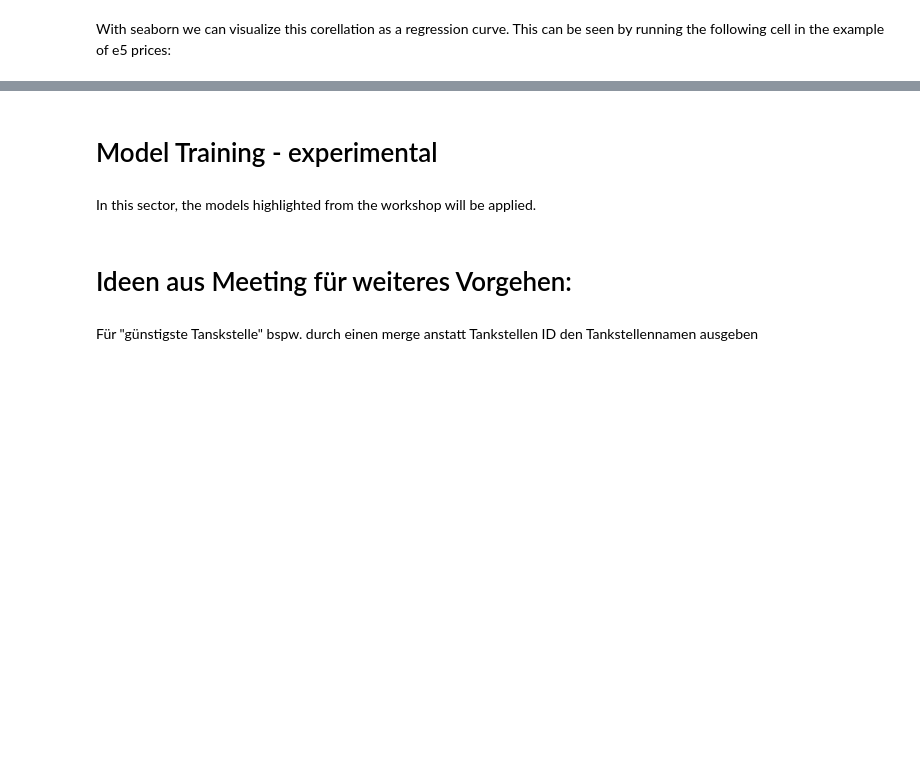
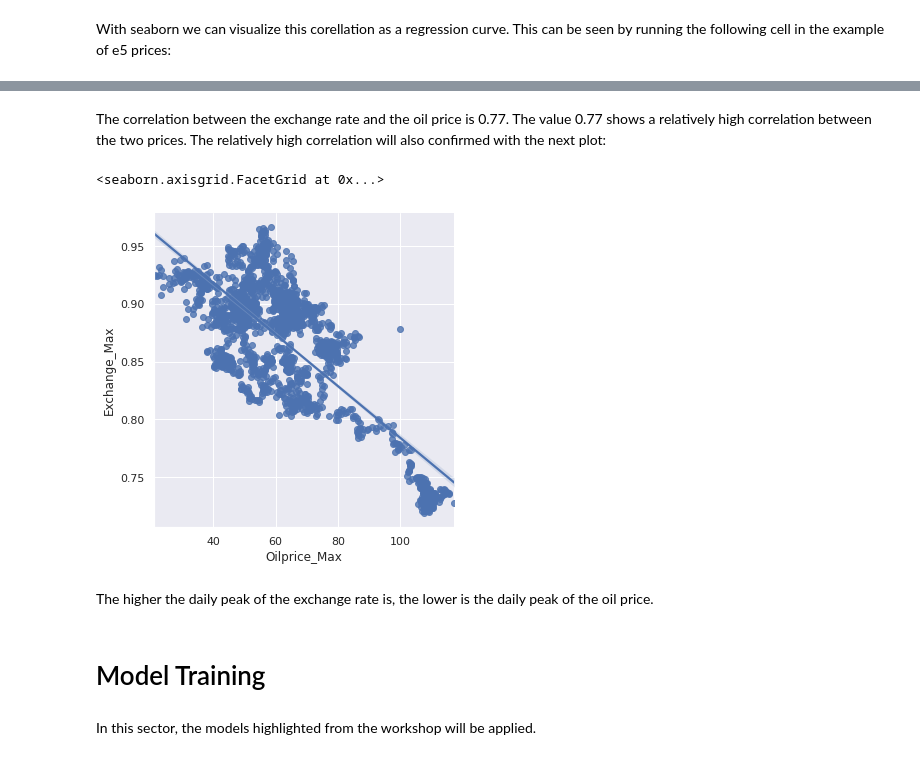
Before and after one commit to imiolczy/BigDataAnalytics_DataDepot, a Jupyter notebook: LoadAndExploreData.ipynb, the cells around one changed output, grey strips where cells are left out. Cells and saved outputs as stored; diff of their text form; code cells hidden in the pictures; blank space fills up the shorter version.

```diff
--- a/LoadAndExploreData.ipynb
+++ b/LoadAndExploreData.ipynb
@@ -661,8 +760,14 @@ merged_DataFrame.Conditions = merged_DataFrame.Conditions.apply(lambda x: mappin
+# %% [markdown]
+The correlation between the exchange rate and the oil price is 0.77. The value 0.77 shows a relatively high correlation between the two prices. The relatively high correlation will also confirmed with the next plot:
+# %%
+import seaborn as sns
+sns.lmplot(data=merged_oilPrice_echangeRate_DataFrame, x="Oilprice_Max", y="Exchange_Max")
+# %% [output]
+<seaborn.axisgrid.FacetGrid at 0x...>
+[figure, added]
+# %% [markdown]
+The higher the daily peak of the exchange rate is, the lower is the daily peak of the oil price.
 # %% [markdown]
-# Model Training - experimental
+# Model Training
 # %% [markdown]
 In this sector, the models highlighted from the workshop will be applied.
-# %% [markdown]
-# Ideen aus Meeting für weiteres Vorgehen:
-# %% [markdown]
-Für "günstigste Tanskstelle" bspw. durch einen merge anstatt Tankstellen ID den Tankstellennamen ausgeben
```
Also changed, not shown: parts of 42 cells of this notebook.
